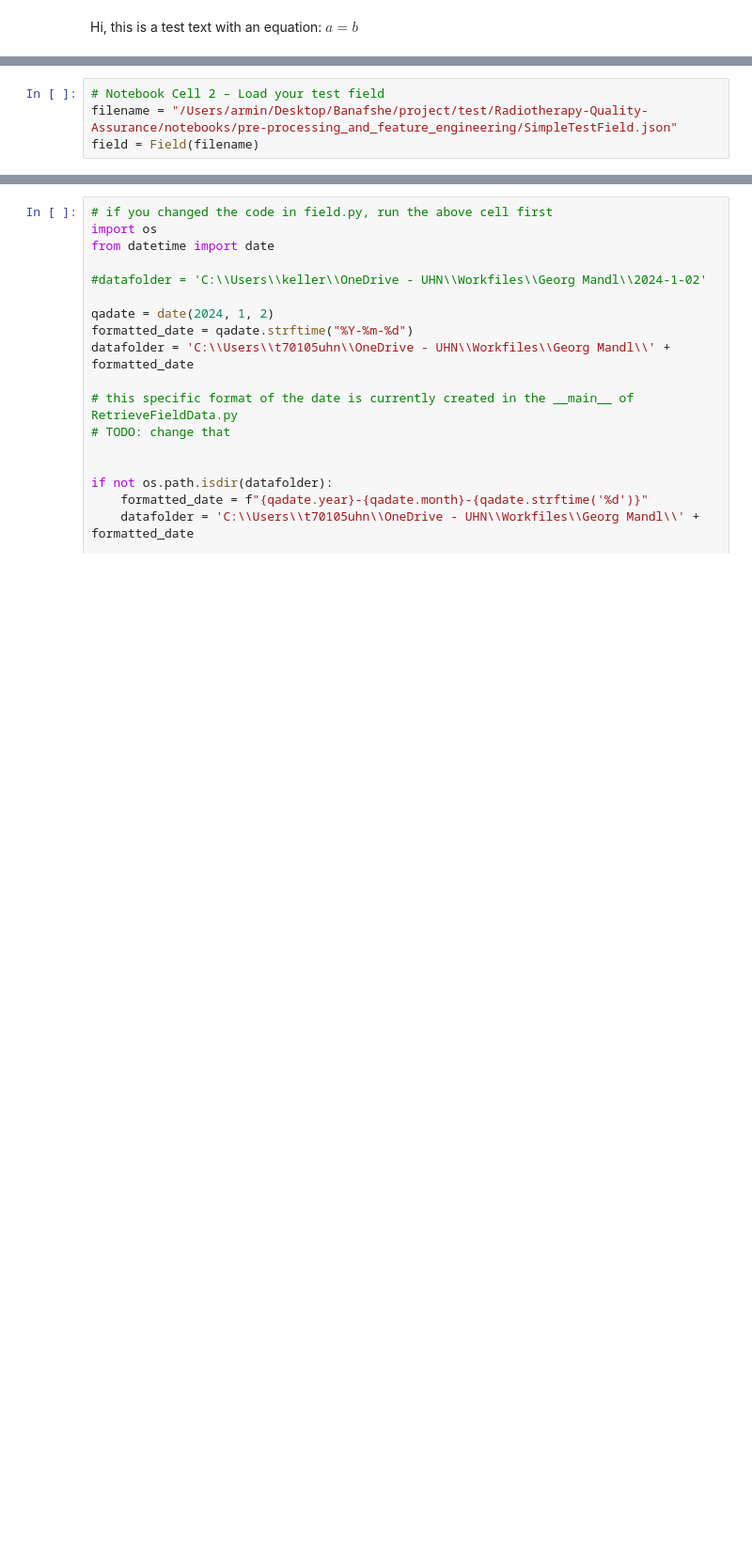
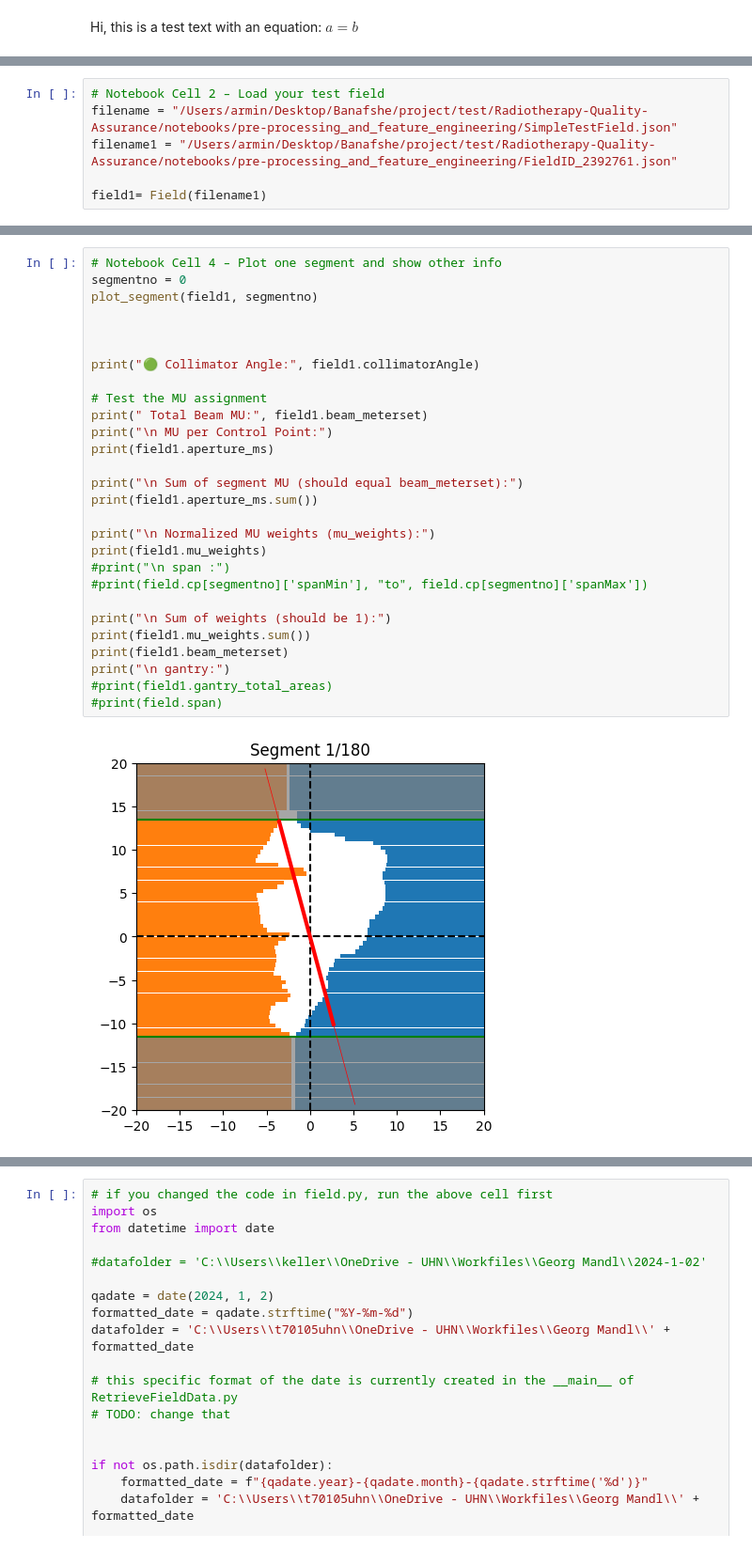
Before and after one commit to sukhjitsehra/Radiotherapy-Quality-Assurance, a Jupyter notebook: notebooks/pre-processing_and_feature_engineering/GeorgCodeTesting.ipynb, the cells around one changed output, grey strips where cells are left out. Shown at 94% size. Saved outputs shown, nothing was run; the diff lists cells and outputs as text; blank space fills up the shorter version.

```diff
--- a/notebooks/pre-processing_and_feature_engineering/GeorgCodeTesting.ipynb
+++ b/notebooks/pre-processing_and_feature_engineering/GeorgCodeTesting.ipynb
@@ -27,5 +26,7 @@ from plotting_HK import plot_segment
 # %%
 # Notebook Cell 2 – Load your test field
 filename = "/Users/armin/Desktop/Banafshe/project/test/Radiotherapy-Quality-Assurance/notebooks/pre-processing_and_feature_engineering/SimpleTestField.json"
-field = Field(filename)
+filename1 = "/Users/armin/Desktop/Banafshe/project/test/Radiotherapy-Quality-Assurance/notebooks/pre-processing_and_feature_engineering/FieldID_2392761.json"
+
+field1= Field(filename1)
 # %% [output]
@@ -115,0 +58,30 @@ Name: 181, dtype: float64
+# %%
+# Notebook Cell 4 – Plot one segment and show other info
+segmentno = 0
+plot_segment(field1, segmentno)
+
+
+
+print("🟢 Collimator Angle:", field1.collimatorAngle)
+
+# Test the MU assignment
+print(" Total Beam MU:", field1.beam_meterset)
+print("\n MU per Control Point:")
+print(field1.aperture_ms)
+
+print("\n Sum of segment MU (should equal beam_meterset):")
+print(field1.aperture_ms.sum())
+
+print("\n Normalized MU weights (mu_weights):")
+print(field1.mu_weights)
+#print("\n span :")
+#print(field.cp[segmentno]['spanMin'], "to", field.cp[segmentno]['spanMax'])
+
+print("\n Sum of weights (should be 1):")
+print(field1.mu_weights.sum())
+print(field1.beam_meterset)
+print("\n gantry:")
+#print(field1.gantry_total_areas)
+#print(field.span)
+# %% [output]
+[figure, added]
```
Also changed, not shown: parts of 17 cells of this notebook, 12 other files.
